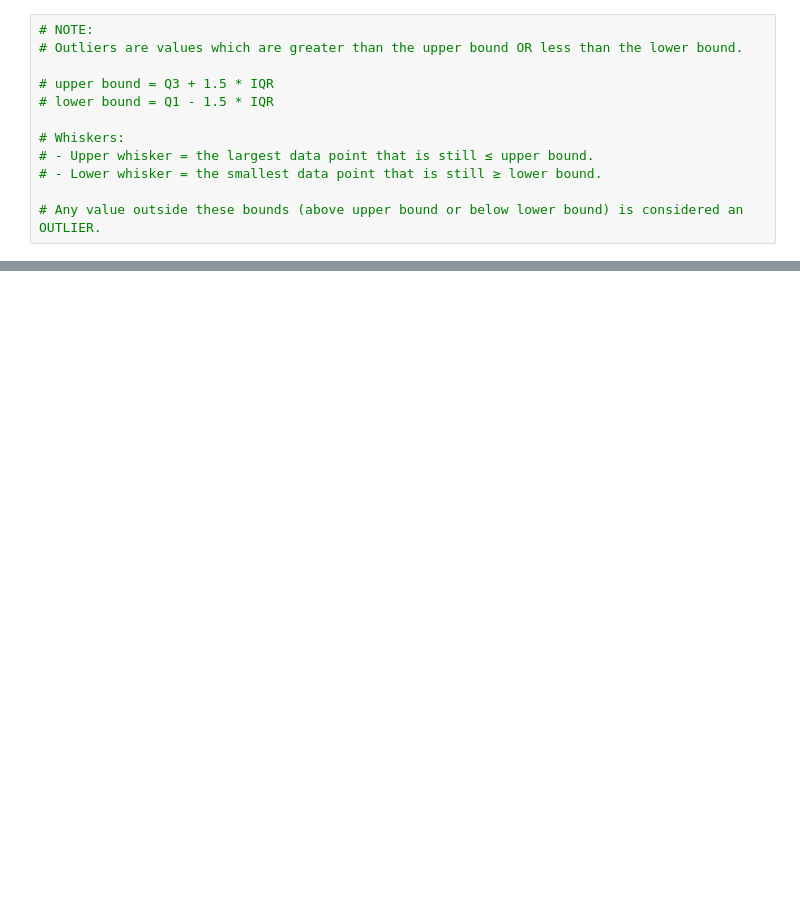
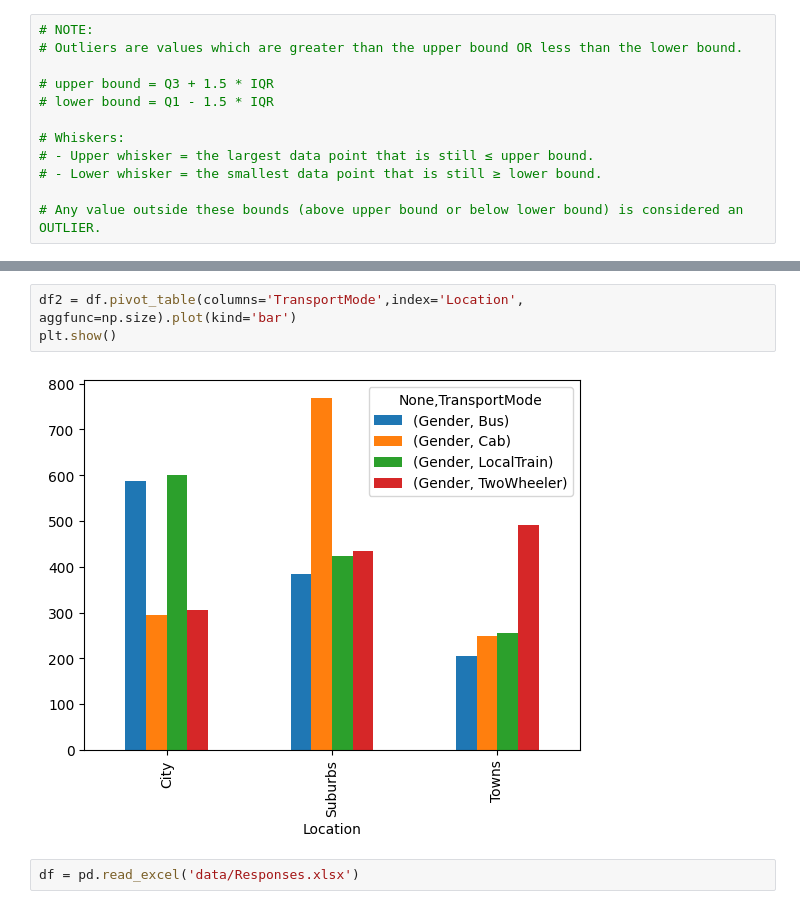
Before and after one commit to realshubhamraut/CDAC-DBDA-coursework, a Jupyter notebook: 08.advanced-analytics-stats/classfiles/day_6_inferential_stats.ipynb, the cells around one changed output, grey strips where cells are left out. Drawn from its saved outputs; the diff is of its cells as text; blank space fills up the shorter version.

```diff
--- a/08.advanced-analytics-stats/classfiles/day_6_inferential_stats.ipynb
+++ b/08.advanced-analytics-stats/classfiles/day_6_inferential_stats.ipynb
@@ -35,0 +202,7 @@ $$
+# %%
+df2 = df.pivot_table(columns='TransportMode',index='Location', aggfunc=np.size).plot(kind='bar')
+plt.show()
+# %% [output]
+[figure, added]
+# %%
+df = pd.read_excel('data/Responses.xlsx')
```
Also changed, not shown: parts of 44 cells of this notebook, 4 other files.
